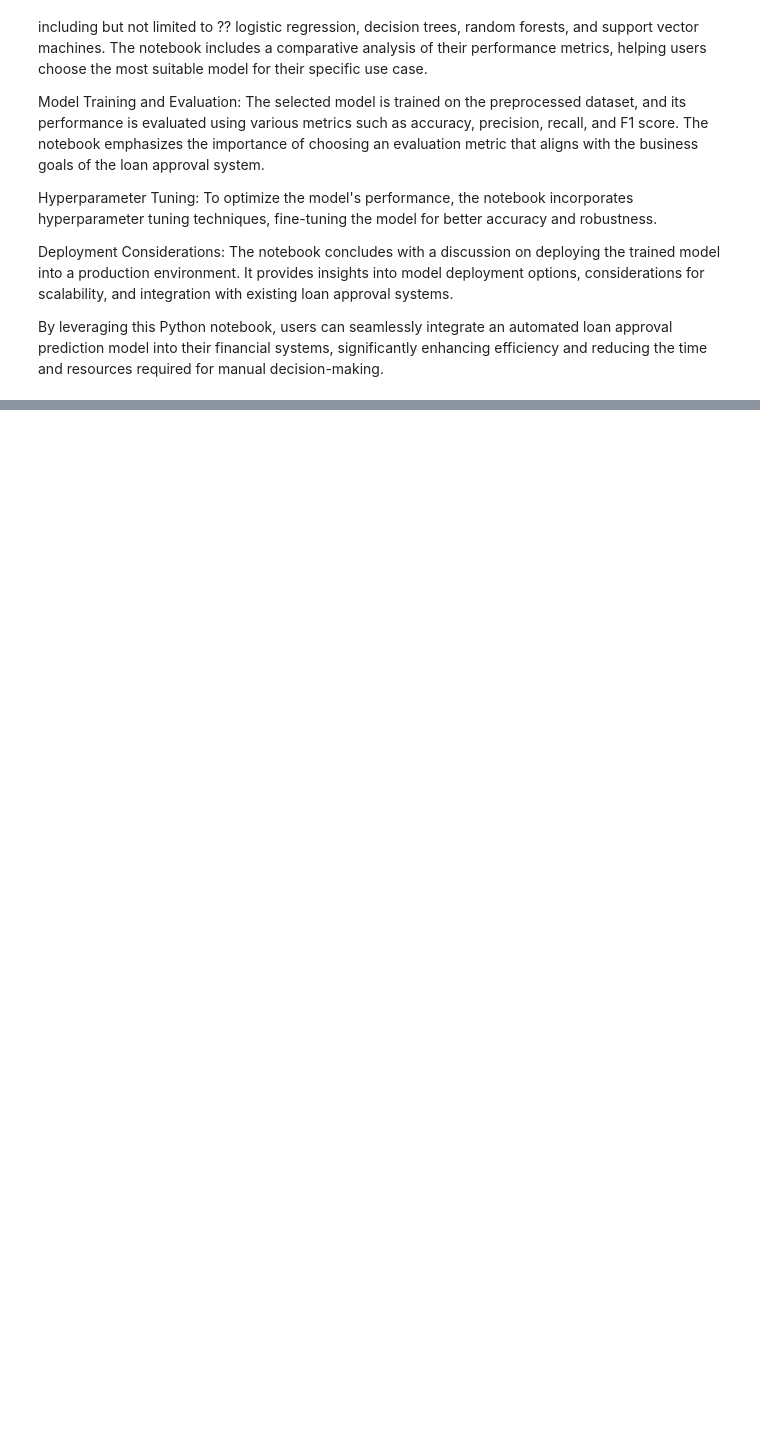
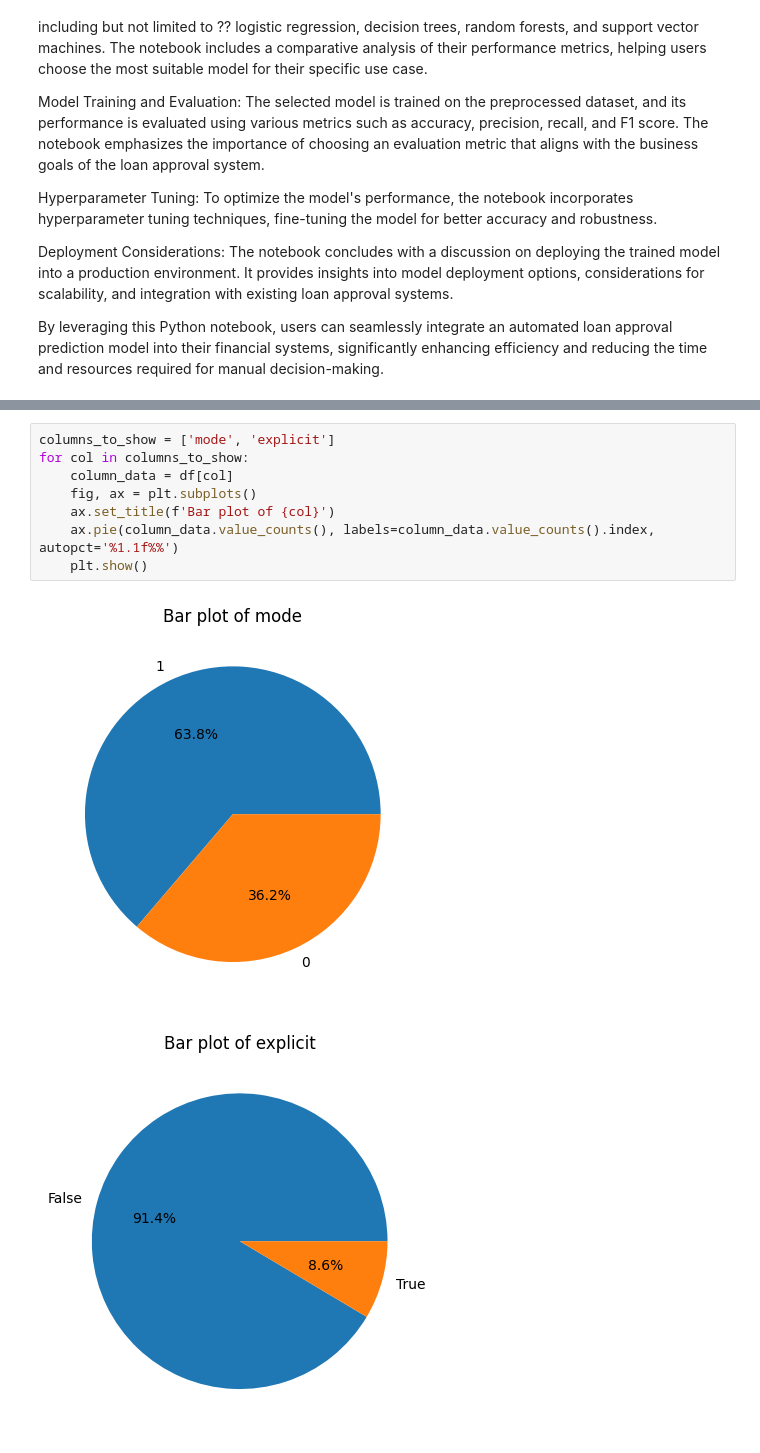
Before and after one commit to orifmilod/Spotify-ML, a Jupyter notebook: Spotify.ipynb, the cells around one changed output, grey strips where cells are left out. Drawn from its saved outputs; the diff is of its cells as text; blank space fills up the shorter version.

```diff
--- a/Spotify.ipynb
+++ b/Spotify.ipynb
@@ -101,0 +195,11 @@ print(max(genres.values))
+# %%
+columns_to_show = ['mode', 'explicit']
+for col in columns_to_show:
+    column_data = df[col]
+    fig, ax = plt.subplots()
+    ax.set_title(f'Bar plot of {col}')
+    ax.pie(column_data.value_counts(), labels=column_data.value_counts().index, autopct='%1.1f%%')
+    plt.show()
+# %% [output]
+[figure, added]
+[figure, added]
```
Also changed, not shown: parts of 9 cells of this notebook.
